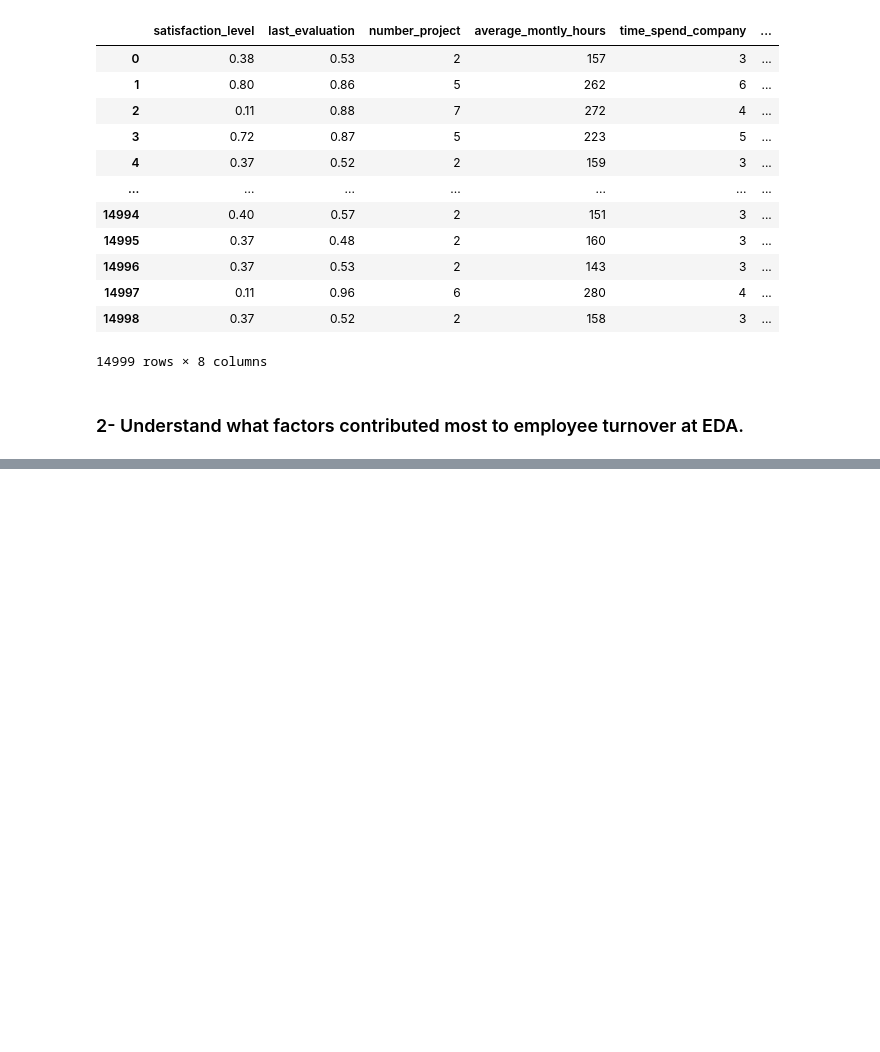
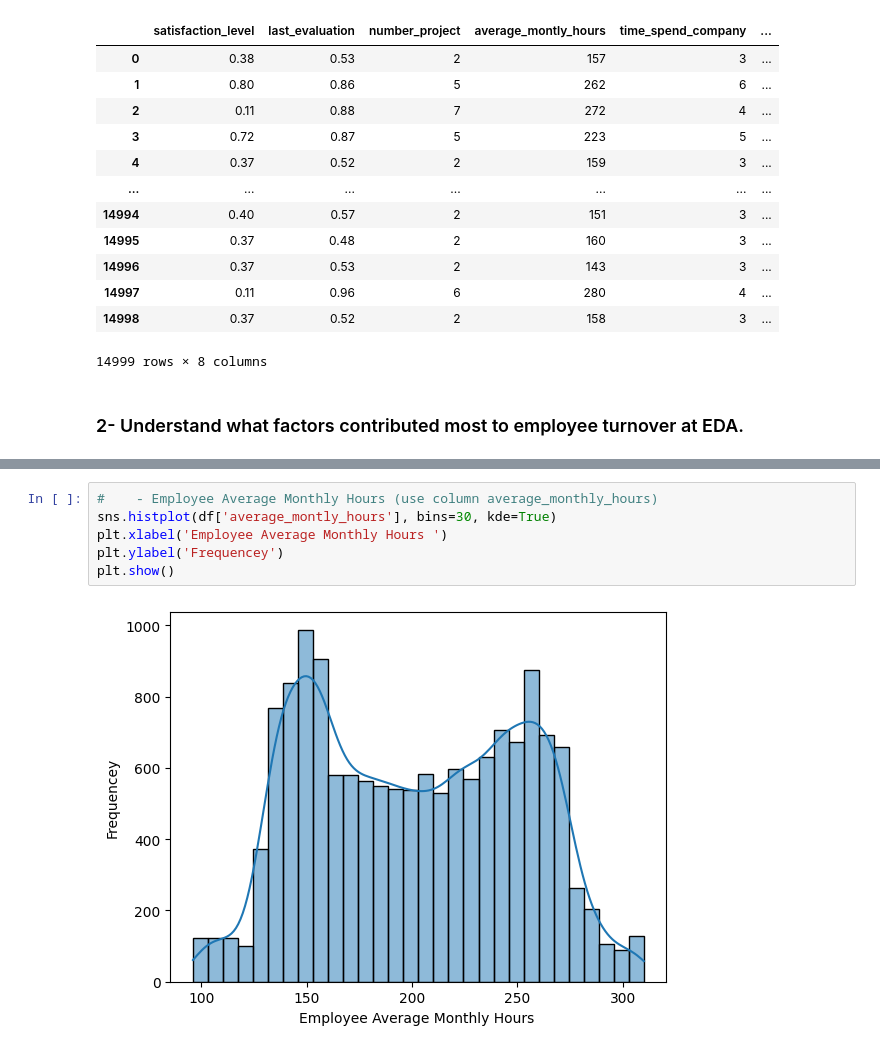
Before and after one commit to Mesterumit/Employee_Turnover_model, a Jupyter notebook: Employee_Turnover_App.ipynb, the cells around one changed output, grey strips where cells are left out. Cells and saved outputs as stored; diff of their text form; blank space fills up the shorter version.

```diff
--- a/Employee_Turnover_App.ipynb
+++ b/Employee_Turnover_App.ipynb
@@ -75,0 +89,8 @@ co
+# %%
+#    - Employee Average Monthly Hours (use column average_monthly_hours)
+sns.histplot(df['average_montly_hours'], bins=30, kde=True)
+plt.xlabel('Employee Average Monthly Hours ')
+plt.ylabel('Frequencey')
+plt.show()
+# %% [output]
+[figure, added]
```
Also changed, not shown: parts of 25 cells of this notebook.
